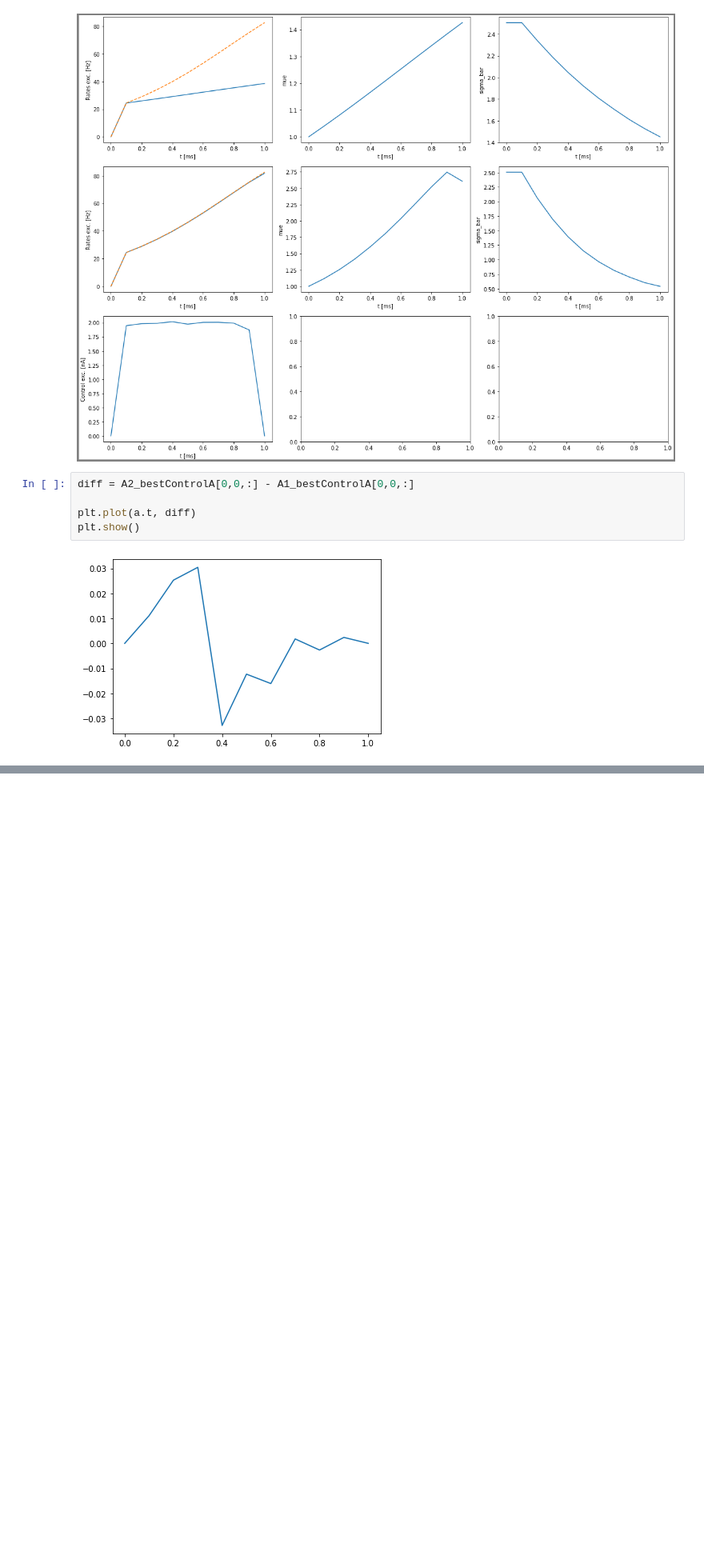
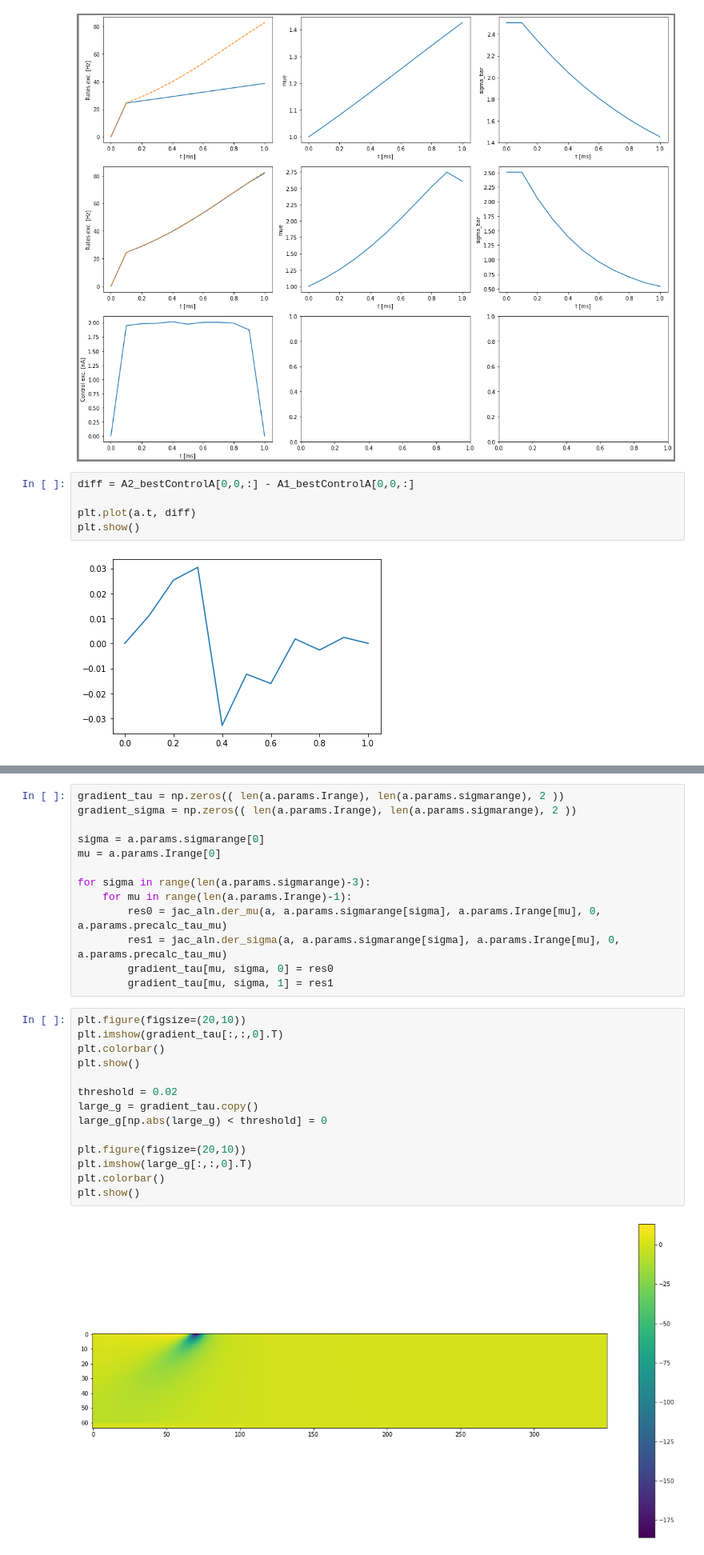
Before and after one commit to lenasal/neurolib, a Jupyter notebook: simp/e.ipynb, the cells around one changed output, grey strips where cells are left out. Shown at 80% size. Saved outputs shown, nothing was run; the diff lists cells and outputs as text; blank space fills up the shorter version.

```diff
--- a/simp/e.ipynb
+++ b/simp/e.ipynb
@@ -180,0 +200,29 @@ plt.show()
+# %%
+gradient_tau = np.zeros(( len(a.params.Irange), len(a.params.sigmarange), 2 ))
+gradient_sigma = np.zeros(( len(a.params.Irange), len(a.params.sigmarange), 2 ))
+
+sigma = a.params.sigmarange[0]
+mu = a.params.Irange[0]
+
+for sigma in range(len(a.params.sigmarange)-3):
+    for mu in range(len(a.params.Irange)-1):
+        res0 = jac_aln.der_mu(a, a.params.sigmarange[sigma], a.params.Irange[mu], 0, a.params.precalc_tau_mu)
+        res1 = jac_aln.der_sigma(a, a.params.sigmarange[sigma], a.params.Irange[mu], 0, a.params.precalc_tau_mu)
+        gradient_tau[mu, sigma, 0] = res0
+        gradient_tau[mu, sigma, 1] = res1
+# %%
+plt.figure(figsize=(20,10))
+plt.imshow(gradient_tau[:,:,0].T)
+plt.colorbar()
+plt.show()
+
+threshold = 0.02
+large_g = gradient_tau.copy()
+large_g[np.abs(large_g) < threshold] = 0
+
+plt.figure(figsize=(20,10))
+plt.imshow(large_g[:,:,0].T)
+plt.colorbar()
+plt.show()
+# %% [output]
+[figure, added]
```
Also changed, not shown: parts of 10 cells of this notebook, 3 other files.
